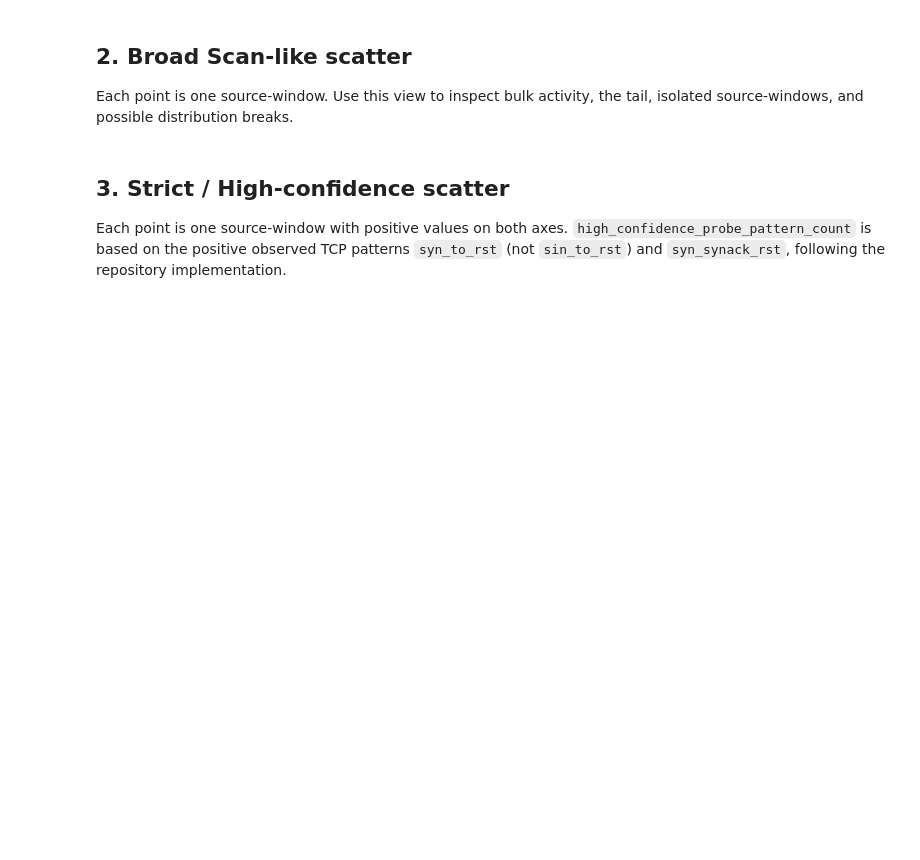
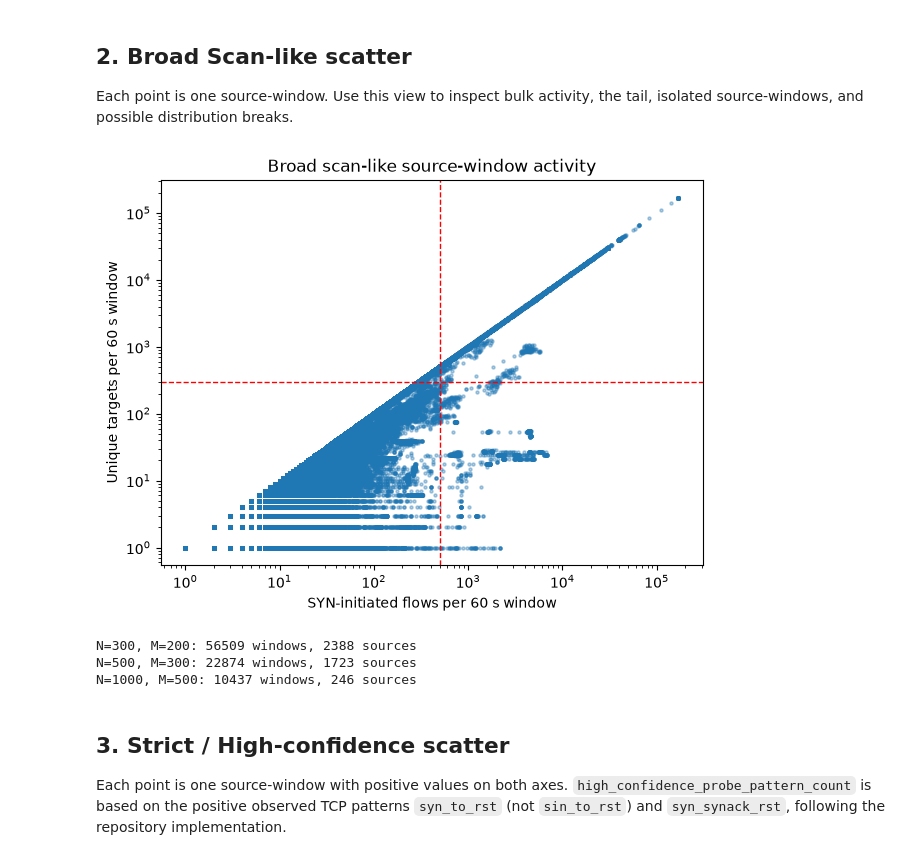
Before and after one commit to ShuntaSakai/mawi-global-analysis, a Jupyter notebook: notebooks/01_scan_threshold_exploration.ipynb, the cells around one changed output. Saved outputs shown, nothing was run; the diff lists cells and outputs as text; code cells hidden in the pictures; blank space fills up the shorter version.

```diff
--- a/notebooks/01_scan_threshold_exploration.ipynb
+++ b/notebooks/01_scan_threshold_exploration.ipynb
@@ -35,18 +42,46 @@ Each point is one source-window. Use this view to inspect bulk activity, the tai
 # %%
 fig, ax = plt.subplots(figsize=(7, 5))
 ax.scatter(
     windows['syn_initiated_flow_count'],
     windows['unique_targets'],
     alpha=0.35,
+    s=5,
 )
 ax.set(
     xscale='log',
     yscale='log',
     xlabel='SYN-initiated flows per 60 s window',
     ylabel='Unique targets per 60 s window',
     title='Broad scan-like source-window activity',
 )
+ax.axvline(500, color='red', linestyle='--', linewidth=1)
+ax.axhline(300, color='red', linestyle='--', linewidth=1)
+ax.text(500, 0.98, 'N = 500', color='red', rotation=90, transform=ax.get_xaxis_transform(), ha='right', va='top')
+ax.text(0.98, 300, 'M = 300', color='red', transform=ax.get_yaxis_transform(), ha='right', va='bottom')
 plt.show()
+
+broad_candidates = [
+    (300, 200),
+    (500, 300),
+    (1000, 500),
+]
+
+for n, m in broad_candidates:
+    matched = windows[
+        (windows["syn_initiated_flow_count"] >= n)
+        & (windows["unique_targets"] >= m)
+    ]
+
+    print(
+        f"N={n}, M={m}: "
+        f"{len(matched)} windows, "
+        f"{matched['initial_syn_sender_ip'].nunique()} sources"
+    )
+# %% [output]
+[figure, added]
+N=300, M=200: 56509 windows, 2388 sources
+N=500, M=300: 22874 windows, 1723 sources
+N=1000, M=500: 10437 windows, 246 sources
 # %% [markdown]
 ## 3. Strict / High-confidence scatter
 
```
Also changed, not shown: parts of 2 cells of this notebook.
